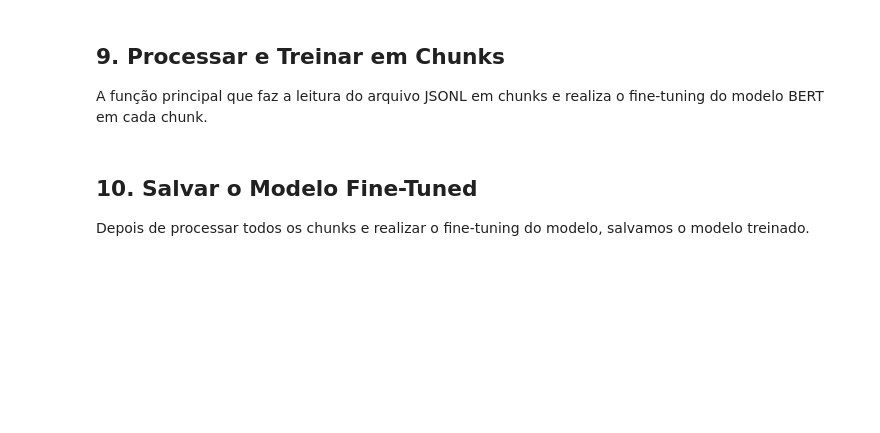
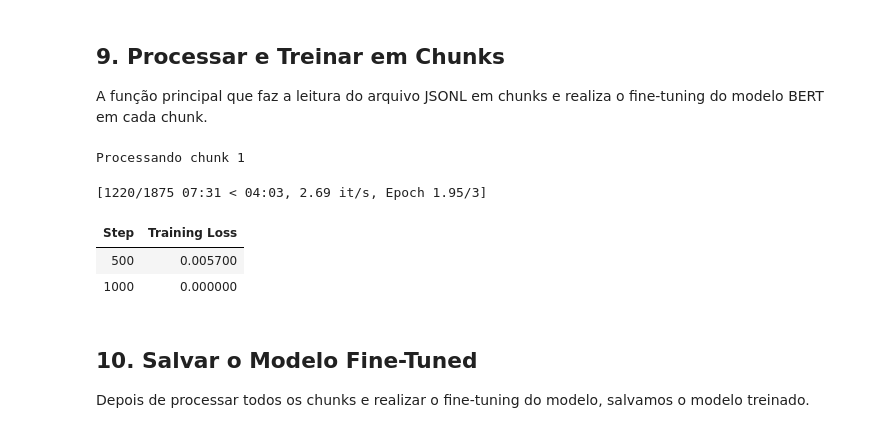
Before and after one commit to guilherme-argentino/fiap-ia4devs-techchallenge-fase3, a Jupyter notebook: Fase3_TechChallenge.ipynb, the cells around one changed output. Saved outputs shown, nothing was run; the diff lists cells and outputs as text; code cells hidden in the pictures; blank space fills up the shorter version.

```diff
--- a/Fase3_TechChallenge.ipynb
+++ b/Fase3_TechChallenge.ipynb
@@ -70,7 +91,7 @@ class AmazonTitlesDataset(Dataset):
 Vamos ajustar a função de leitura para processar arquivos JSONL. Cada linha é um objeto JSON separado, então a função simplesmente lê uma linha por vez e cria blocos (chunks).
 # %%
-def ler_arquivo_em_blocos_jsonl(caminho_arquivo, tamanho_bloco=10000):
-    with open(caminho_arquivo, 'r') as f:
+def ler_arquivo_em_blocos_jsonl_gz(caminho_arquivo, tamanho_bloco=10000):
+    with gzip.open(caminho_arquivo, 'rt') as f:  # 'rt' para ler como texto
         bloco = []
         for i, linha in enumerate(f):
             bloco.append(json.loads(linha.strip()))  # Lê uma linha como JSON
@@ -141,16 +162,24 @@ Archive:  LF-Amazon-1.3M.raw.zip
 ## 9. Processar e Treinar em Chunks
 A função principal que faz a leitura do arquivo JSONL em chunks e realiza o fine-tuning do modelo BERT em cada chunk.
 # %%
-# Processar o arquivo trn.json (JSONL) e realizar o fine-tuning em chunks
-for i, chunk in enumerate(ler_arquivo_em_blocos_jsonl('trn.json', tamanho_bloco=10000)):
+# Processar o arquivo compactado trn.json.gz e realizar o fine-tuning em chunks
+caminho_arquivo = 'Datasets/LF-AmazonTitles-1.3M/trn.json.gz'
+
+for i, chunk in enumerate(ler_arquivo_em_blocos_jsonl_gz(caminho_arquivo, tamanho_bloco=10000)):
     print(f"Processando chunk {i+1}")
 
     encodings, labels = processar_e_tokenizar_chunk(chunk)
 
     # Executar treinamento no chunk atual
     treinar_com_chunk(encodings, labels)
 
     print(f"Treinamento com chunk {i+1} completo.")
+# %% [output]
+Processando chunk 1
+[1220/1875 07:31 < 04:03, 2.69 it/s, Epoch 1.95/3]
+| Step | Training Loss |
+| 500 | 0.005700 |
+| 1000 | 0.000000 |
 # %% [markdown]
 ## 10. Salvar o Modelo Fine-Tuned
 Depois de processar todos os chunks e realizar o fine-tuning do modelo, salvamos o modelo treinado.
```
Also changed, not shown: parts of 5 cells of this notebook.
